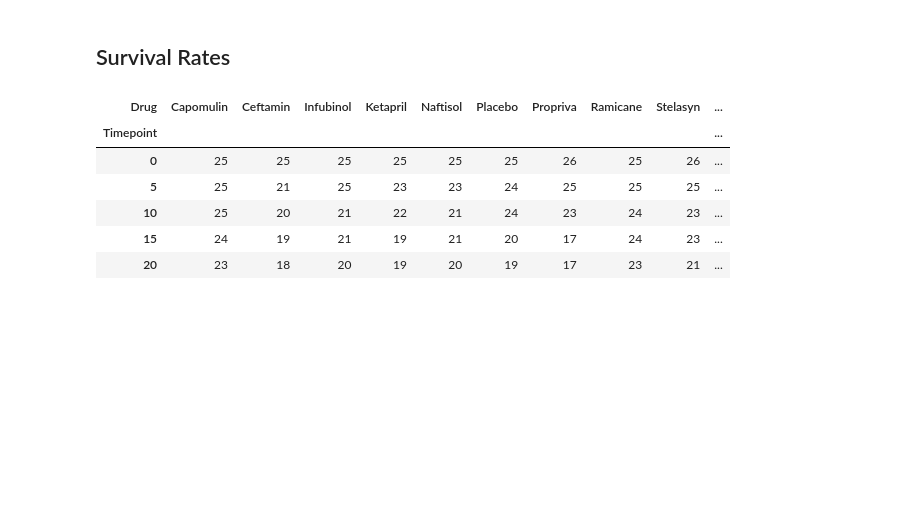
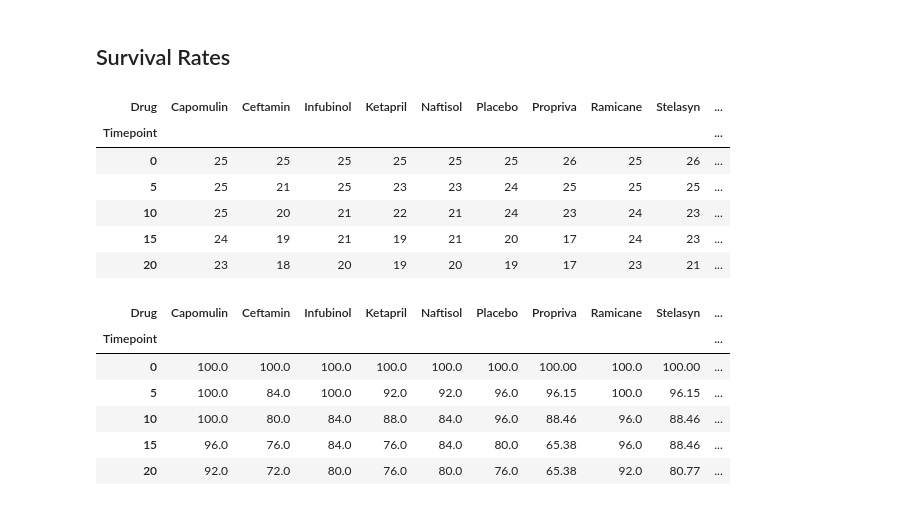
Before and after one commit to alandavila/data-analytics, a Jupyter notebook: Python/matplotlib/Pymaceuticals Inc.ipynb, the cells around one changed output. Cells and saved outputs as stored; diff of their text form; code cells hidden in the pictures; blank space fills up the shorter version.

```diff
--- a/Python/matplotlib/Pymaceuticals Inc.ipynb
+++ b/Python/matplotlib/Pymaceuticals Inc.ipynb
@@ -118,6 +134,21 @@ survive_mean_df.head()
 | 10 | 25 | 20 | 21 | 22 | 21 | 24 | 23 | 24 | 23 | ... |
 | 15 | 24 | 19 | 21 | 19 | 21 | 20 | 17 | 24 | 23 | ... |
 | 20 | 23 | 18 | 20 | 19 | 20 | 19 | 17 | 23 | 21 | ... |
+# %%
+#get percentage per drug-timepoint pair (initial value in time is 100%)
+survive_count_df = 100*survive_count_df/25
+#Propriva and Stelasyn have max of 26 not 25
+survive_count_df[['Propriva','Stelasyn']] = survive_count_df[['Propriva','Stelasyn']]*25/26
+survive_count_df = survive_count_df.applymap( lambda x: round(x,2))
+survive_count_df.head()
+# %% [output]
+| Drug | Capomulin | Ceftamin | Infubinol | Ketapril | Naftisol | Placebo | Propriva | Ramicane | Stelasyn | ... |
+| Timepoint |  |  |  |  |  |  |  |  |  | ... |
+| 0 | 100.0 | 100.0 | 100.0 | 100.0 | 100.0 | 100.0 | 100.00 | 100.0 | 100.00 | ... |
+| 5 | 100.0 | 84.0 | 100.0 | 92.0 | 92.0 | 96.0 | 96.15 | 100.0 | 96.15 | ... |
+| 10 | 100.0 | 80.0 | 84.0 | 88.0 | 84.0 | 96.0 | 88.46 | 96.0 | 88.46 | ... |
+| 15 | 96.0 | 76.0 | 84.0 | 76.0 | 84.0 | 80.0 | 65.38 | 96.0 | 88.46 | ... |
+| 20 | 92.0 | 72.0 | 80.0 | 76.0 | 80.0 | 76.0 | 65.38 | 92.0 | 80.77 | ... |
 # %%
 fig, ax = plt.subplots(figsize=(8,8))
 ax.set_title('Survival During Treatment', fontsize=22)
```
Also changed, not shown: parts of 13 cells of this notebook, 5 other files.
